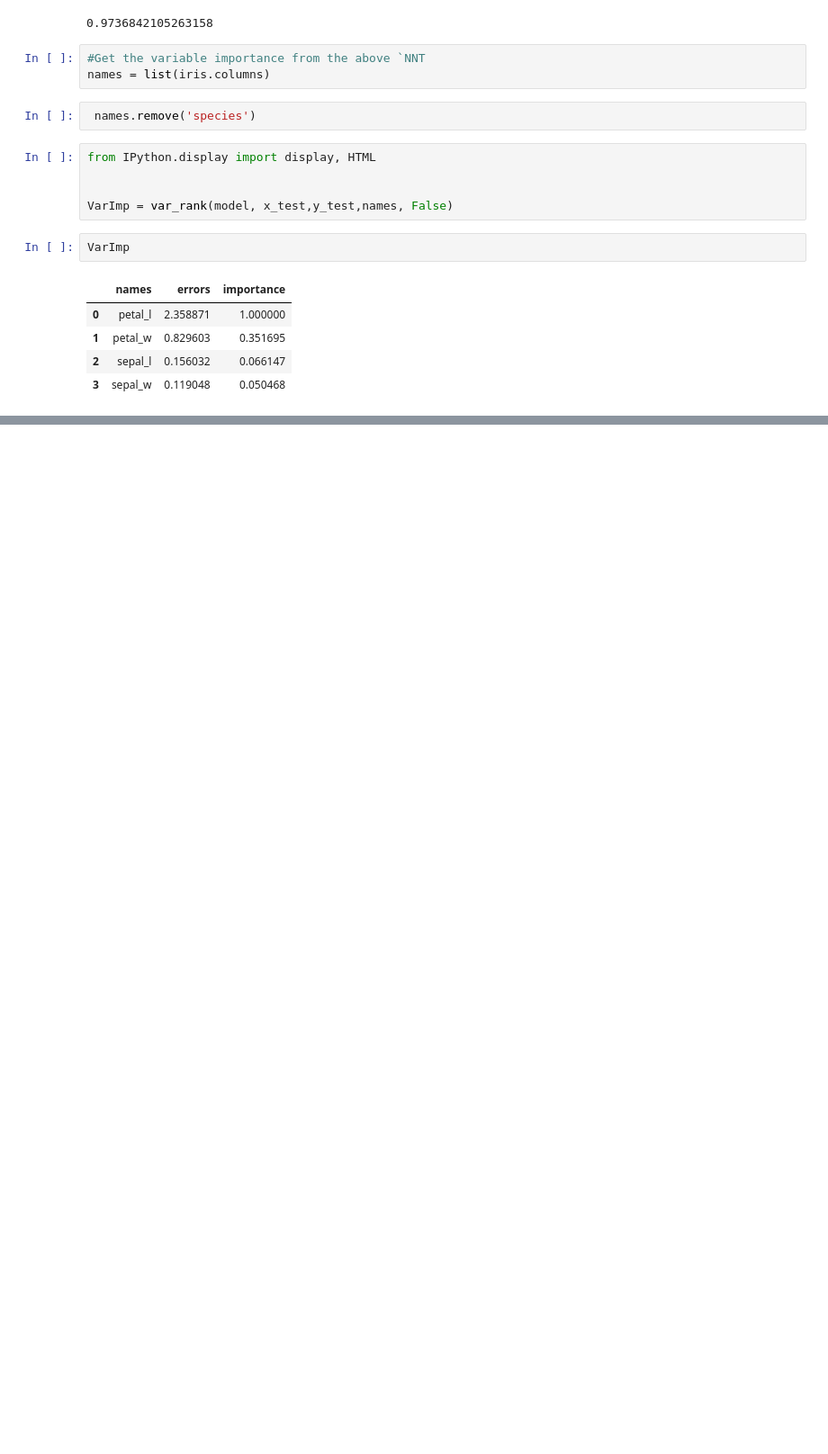
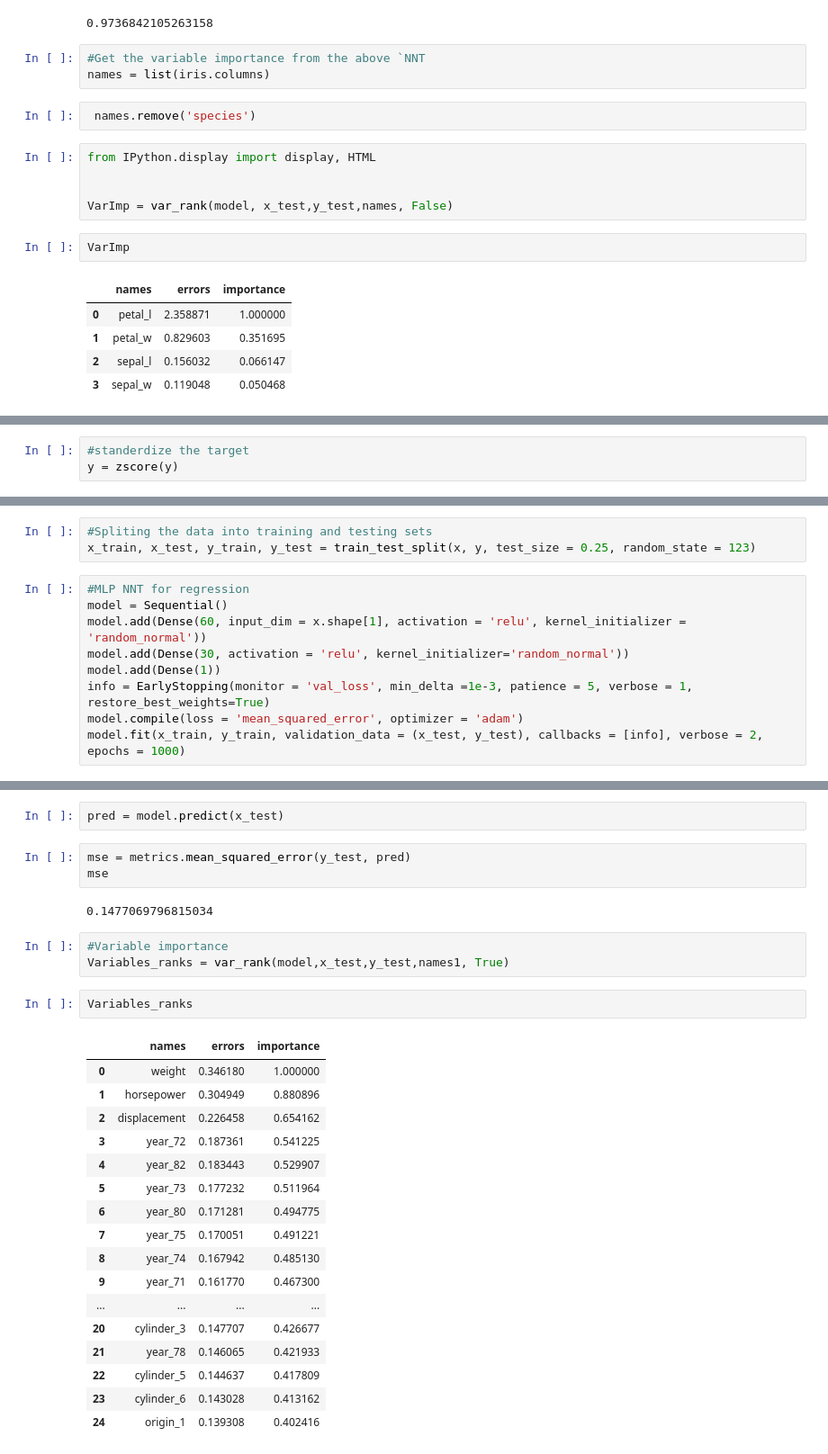
Before and after one commit to martinpius/Applied-Predictive-Modeling2, a Jupyter notebook: Ensemble_Models.ipynb, the cells around one changed output, grey strips where cells are left out. Shown: that part at 90% size. Cells and saved outputs as stored; diff of their text form; blank space fills up the shorter version.

```diff
--- a/Ensemble_Models.ipynb
+++ b/Ensemble_Models.ipynb
@@ -191,0 +283,3 @@ VarImp
+# %%
+#standerdize the target
+y = zscore(y)
@@ -191,0 +291,12 @@ VarImp
+# %%
+#Spliting the data into training and testing sets
+x_train, x_test, y_train, y_test = train_test_split(x, y, test_size = 0.25, random_state = 123)
+# %%
+#MLP NNT for regression
+model = Sequential()
+model.add(Dense(60, input_dim = x.shape[1], activation = 'relu', kernel_initializer = 'random_normal'))
+model.add(Dense(30, activation = 'relu', kernel_initializer='random_normal'))
+model.add(Dense(1))
+info = EarlyStopping(monitor = 'val_loss', min_delta =1e-3, patience = 5, verbose = 1, restore_best_weights=True)
+model.compile(loss = 'mean_squared_error', optimizer = 'adam')
+model.fit(x_train, y_train, validation_data = (x_test, y_test), callbacks = [info], verbose = 2, epochs = 1000)
@@ -191,0 +322,30 @@ VarImp
+# %%
+pred = model.predict(x_test)
+# %%
+mse = metrics.mean_squared_error(y_test, pred)
+mse
+# %% [output]
+0.1477069796815034
+# %%
+#Variable importance
+Variables_ranks = var_rank(model,x_test,y_test,names1, True)
+# %%
+Variables_ranks
+# %% [output]
+|  | names | errors | importance |
+| 0 | weight | 0.346180 | 1.000000 |
+| 1 | horsepower | 0.304949 | 0.880896 |
+| 2 | displacement | 0.226458 | 0.654162 |
+| 3 | year_72 | 0.187361 | 0.541225 |
+| 4 | year_82 | 0.183443 | 0.529907 |
+| 5 | year_73 | 0.177232 | 0.511964 |
+| 6 | year_80 | 0.171281 | 0.494775 |
+| 7 | year_75 | 0.170051 | 0.491221 |
+| 8 | year_74 | 0.167942 | 0.485130 |
+| 9 | year_71 | 0.161770 | 0.467300 |
+| ... | ... | ... | ... |
+| 20 | cylinder_3 | 0.147707 | 0.426677 |
+| 21 | year_78 | 0.146065 | 0.421933 |
+| 22 | cylinder_5 | 0.144637 | 0.417809 |
+| 23 | cylinder_6 | 0.143028 | 0.413162 |
+| 24 | origin_1 | 0.139308 | 0.402416 |
```
Also changed, not shown: parts of 16 cells of this notebook.
